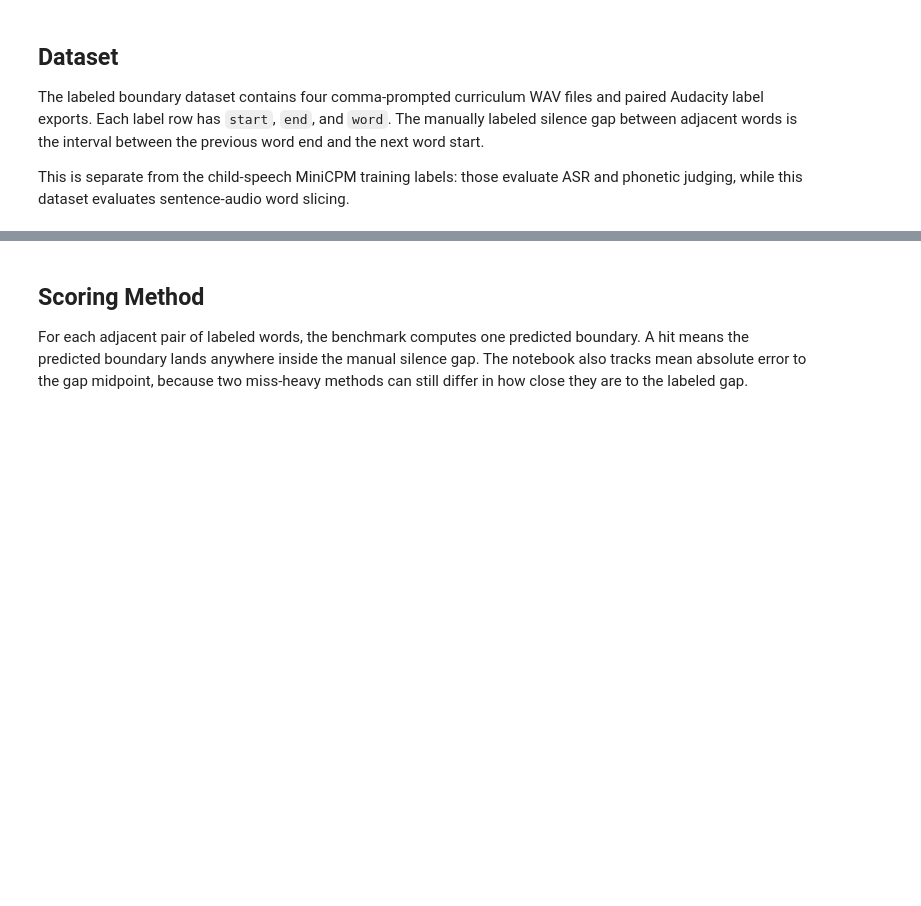
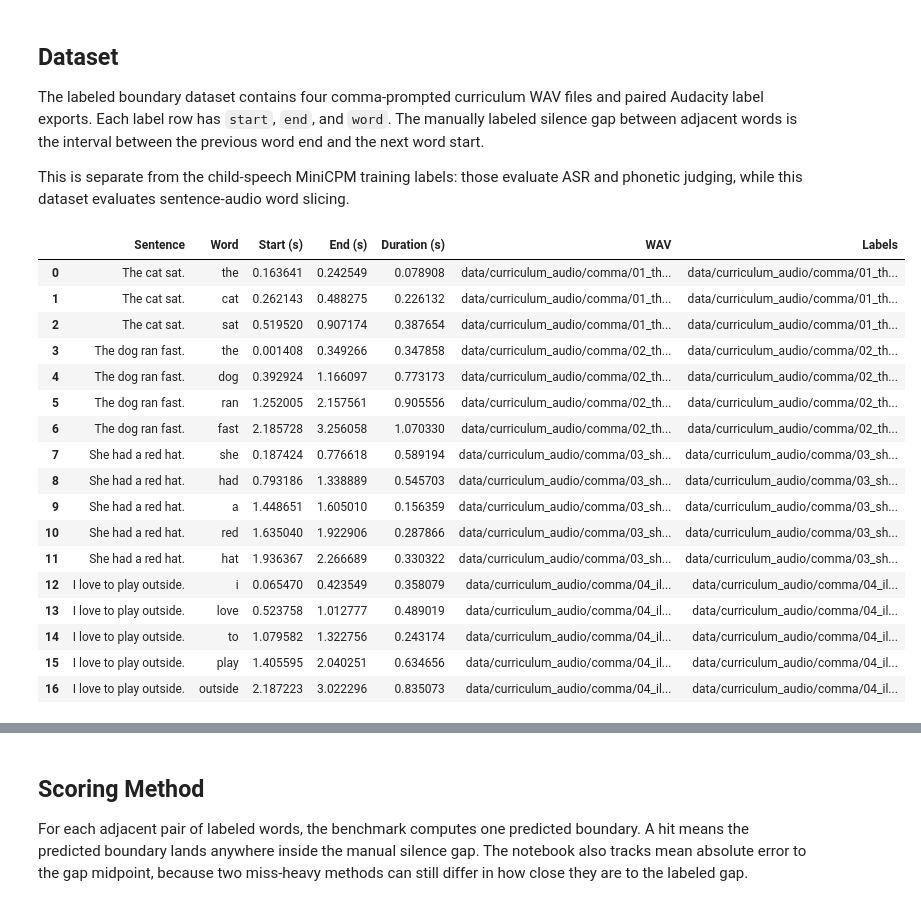
Before and after one commit to kingkw1/read-along-ai, a Jupyter notebook: notebooks/03_word_boundary_benchmark.ipynb, the cells around one changed output, grey strips where cells are left out. Saved outputs shown, nothing was run; the diff lists cells and outputs as text; code cells hidden in the pictures; blank space fills up the shorter version.

```diff
--- a/notebooks/03_word_boundary_benchmark.ipynb
+++ b/notebooks/03_word_boundary_benchmark.ipynb
@@ -13,19 +13,42 @@ This is separate from the child-speech MiniCPM training labels: those evaluate A
 # %%
 from __future__ import annotations
 
-import sys
+import io
+import re
+import wave
+from array import array
 from dataclasses import dataclass
+from math import sqrt
 from pathlib import Path
 
 import pandas as pd
 
 REPO_ROOT = Path.cwd().parent if Path.cwd().name == "notebooks" else Path.cwd()
-if str(REPO_ROOT) not in sys.path:
-    sys.path.insert(0, str(REPO_ROOT))
+COMMA_AUDIO_DIR = REPO_ROOT / "data" / "curriculum_audio" / "comma"
+CURRICULUM = ["The cat sat.", "The dog ran fast.", "She had a red hat.", "I love to play outside."]
 
-import app
 
-COMMA_AUDIO_DIR = REPO_ROOT / "data" / "curriculum_audio" / "comma"
+def safe_tts_label(text: str) -> str:
+    return "".join(ch for ch in text.lower() if ch.isalnum() or ch in ("-", "_"))[:24] or "speech"
+
+
+def normalize_text(text: str) -> str:
+    return re.sub(r"\s+", " ", "".join(ch.lower() for ch in text if ch.isalnum() or ch.isspace())).strip()
+
+
+def clean_tts_word(word: str) -> str:
+    return normalize_text(word)
+
+
+def sentence_tts_words(sentence: str) -> list[str]:
+    words: list[str] = []
+    seen: set[str] = set()
+    for raw_word in sentence.split():
+        word = clean_tts_word(raw_word)
+        if word and word not in seen:
+            words.append(word)
+            seen.add(word)
+    return words
 
 
 @dataclass(frozen=True)
@@ -52,7 +75,7 @@ def parse_audacity_labels(sentence: str, wav_path: Path, label_path: Path) -> li
                 sentence=sentence,
                 wav_path=wav_path,
                 label_path=label_path,
-                word=app.clean_tts_word(word),
+                word=clean_tts_word(word),
                 start=float(start),
                 end=float(end),
             )
@@ -62,35 +85,54 @@ def parse_audacity_labels(sentence: str, wav_path: Path, label_path: Path) -> li
 
 def comma_label_cases() -> list[tuple[str, Path, Path]]:
     cases: list[tuple[str, Path, Path]] = []
-    for index, sentence in enumerate(app.CURRICULUM, start=1):
-        stem = f"{index:02d}_{app.safe_tts_label(sentence)}"
+    for index, sentence in enumerate(CURRICULUM, start=1):
+        stem = f"{index:02d}_{safe_tts_label(sentence)}"
         cases.append((sentence, COMMA_AUDIO_DIR / f"{stem}.wav", COMMA_AUDIO_DIR / f"{stem}_labels.txt"))
     return cases
 # %%
 label_rows = []
 for sentence, wav_path, label_path in comma_label_cases():
     labels = parse_audacity_labels(sentence, wav_path, label_path)
-    expected_words = app.sentence_tts_words(sentence)
+    expected_words = sentence_tts_words(sentence)
     observed_words = [label.word for label in labels]
     assert wav_path.exists(), wav_path
     assert label_path.exists(), label_path
     assert observed_words == expected_words, (sentence, observed_words, expected_words)
 
     for label in labels:
         label_rows.append(
             {
                 "Sentence": label.sentence,
                 "Word": label.word,
                 "Start (s)": label.start,
                 "End (s)": label.end,
                 "Duration (s)": label.end - label.start,
                 "WAV": str(label.wav_path.relative_to(REPO_ROOT)),
                 "Labels": str(label.label_path.relative_to(REPO_ROOT)),
             }
         )
 
 labels_df = pd.DataFrame(label_rows)
 labels_df
+# %% [output]
+|  | Sentence | Word | Start (s) | End (s) | Duration (s) | WAV | Labels |
+| 0 | The cat sat. | the | 0.163641 | 0.242549 | 0.078908 | data/curriculum_audio/comma/01_th... | data/curriculum_audio/comma/01_th... |
+| 1 | The cat sat. | cat | 0.262143 | 0.488275 | 0.226132 | data/curriculum_audio/comma/01_th... | data/curriculum_audio/comma/01_th... |
+| 2 | The cat sat. | sat | 0.519520 | 0.907174 | 0.387654 | data/curriculum_audio/comma/01_th... | data/curriculum_audio/comma/01_th... |
+| 3 | The dog ran fast. | the | 0.001408 | 0.349266 | 0.347858 | data/curriculum_audio/comma/02_th... | data/curriculum_audio/comma/02_th... |
+| 4 | The dog ran fast. | dog | 0.392924 | 1.166097 | 0.773173 | data/curriculum_audio/comma/02_th... | data/curriculum_audio/comma/02_th... |
+| 5 | The dog ran fast. | ran | 1.252005 | 2.157561 | 0.905556 | data/curriculum_audio/comma/02_th... | data/curriculum_audio/comma/02_th... |
+| 6 | The dog ran fast. | fast | 2.185728 | 3.256058 | 1.070330 | data/curriculum_audio/comma/02_th... | data/curriculum_audio/comma/02_th... |
+| 7 | She had a red hat. | she | 0.187424 | 0.776618 | 0.589194 | data/curriculum_audio/comma/03_sh... | data/curriculum_audio/comma/03_sh... |
+| 8 | She had a red hat. | had | 0.793186 | 1.338889 | 0.545703 | data/curriculum_audio/comma/03_sh... | data/curriculum_audio/comma/03_sh... |
+| 9 | She had a red hat. | a | 1.448651 | 1.605010 | 0.156359 | data/curriculum_audio/comma/03_sh... | data/curriculum_audio/comma/03_sh... |
+| 10 | She had a red hat. | red | 1.635040 | 1.922906 | 0.287866 | data/curriculum_audio/comma/03_sh... | data/curriculum_audio/comma/03_sh... |
+| 11 | She had a red hat. | hat | 1.936367 | 2.266689 | 0.330322 | data/curriculum_audio/comma/03_sh... | data/curriculum_audio/comma/03_sh... |
+| 12 | I love to play outside. | i | 0.065470 | 0.423549 | 0.358079 | data/curriculum_audio/comma/04_il... | data/curriculum_audio/comma/04_il... |
+| 13 | I love to play outside. | love | 0.523758 | 1.012777 | 0.489019 | data/curriculum_audio/comma/04_il... | data/curriculum_audio/comma/04_il... |
+| 14 | I love to play outside. | to | 1.079582 | 1.322756 | 0.243174 | data/curriculum_audio/comma/04_il... | data/curriculum_audio/comma/04_il... |
+| 15 | I love to play outside. | play | 1.405595 | 2.040251 | 0.634656 | data/curriculum_audio/comma/04_il... | data/curriculum_audio/comma/04_il... |
+| 16 | I love to play outside. | outside | 2.187223 | 3.022296 | 0.835073 | data/curriculum_audio/comma/04_il... | data/curriculum_audio/comma/04_il... |
 # %%
 gap_rows = []
 for sentence, wav_path, label_path in comma_label_cases():
```
Also changed, not shown: parts of 5 cells of this notebook.
